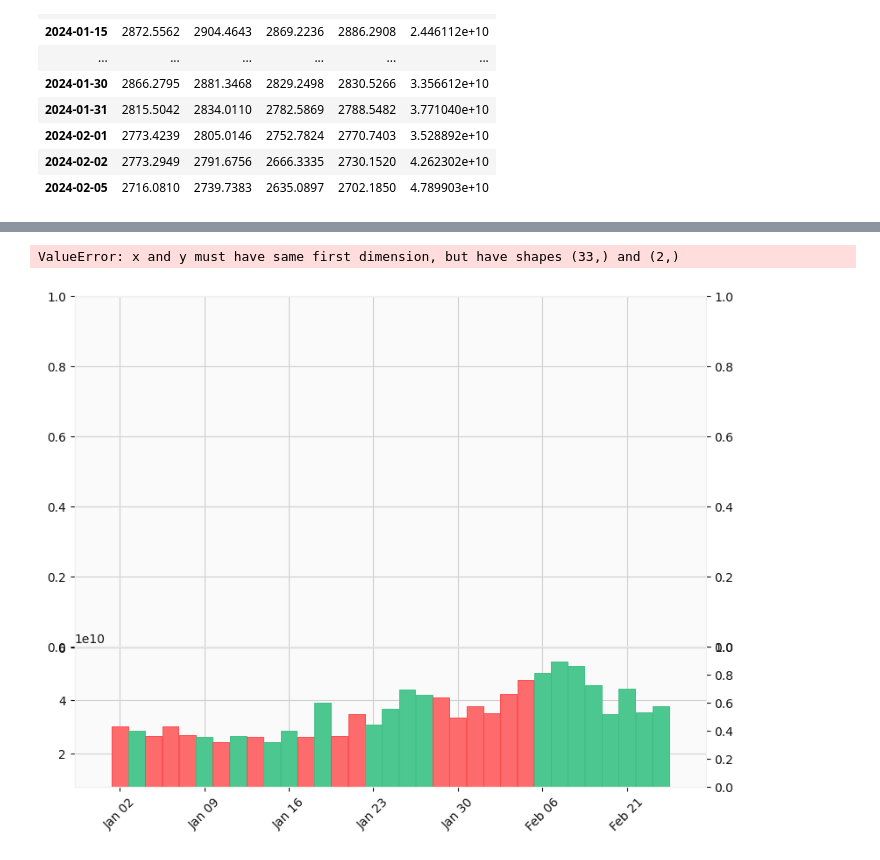
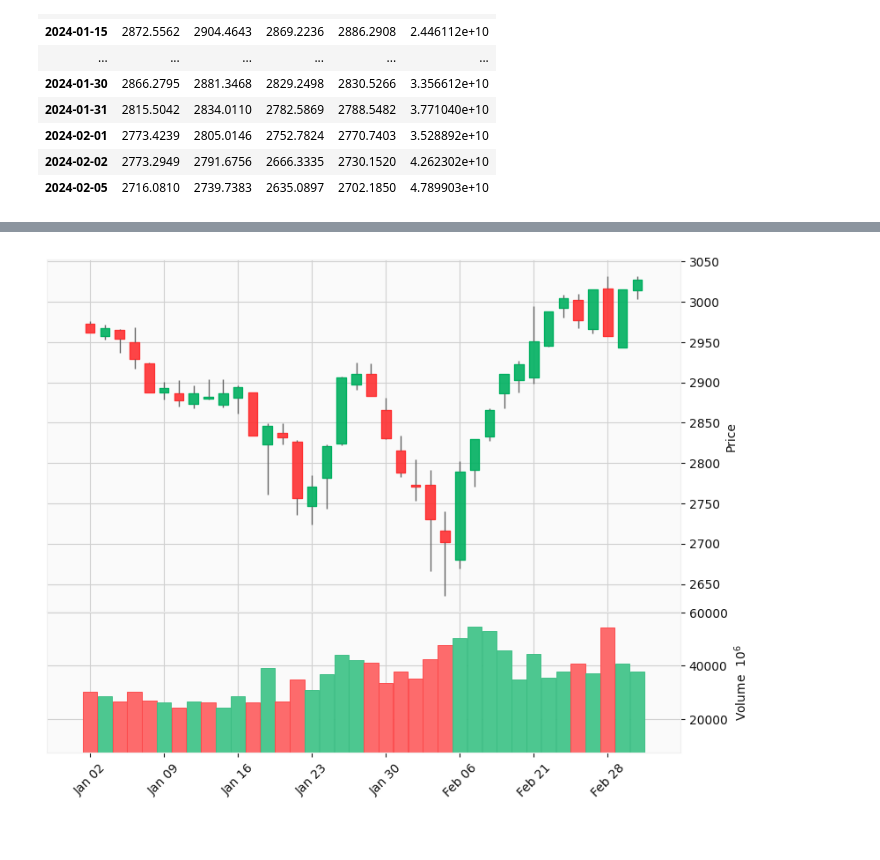
Before and after one commit to Ted88368/quant_in_action, a Jupyter notebook: quick_start/08_趋势线.ipynb, the cells around one changed output, grey strips where cells are left out. Cells and saved outputs as stored; diff of their text form; code cells hidden in the pictures.

```diff
--- a/quick_start/08_趋势线.ipynb
+++ b/quick_start/08_趋势线.ipynb
@@ -119,9 +111,8 @@ line_data = pd.DataFrame({
 # %%
 
 # 绘制K线图和连接线
 mpf.plot(data, type='candle', style='yahoo', volume=True, addplot=[
-    mpf.make_addplot(line_data['line'], color='orange', secondary_y=False, linestyle='dashed')
+
 ], figsize=(10, 8))
 # %% [output]
-ValueError: x and y must have same first dimension, but have shapes (33,) and (2,)
-[figure, old version]
+[figure, new version]
```
Also changed, not shown: parts of 3 cells of this notebook, 5 other files.
